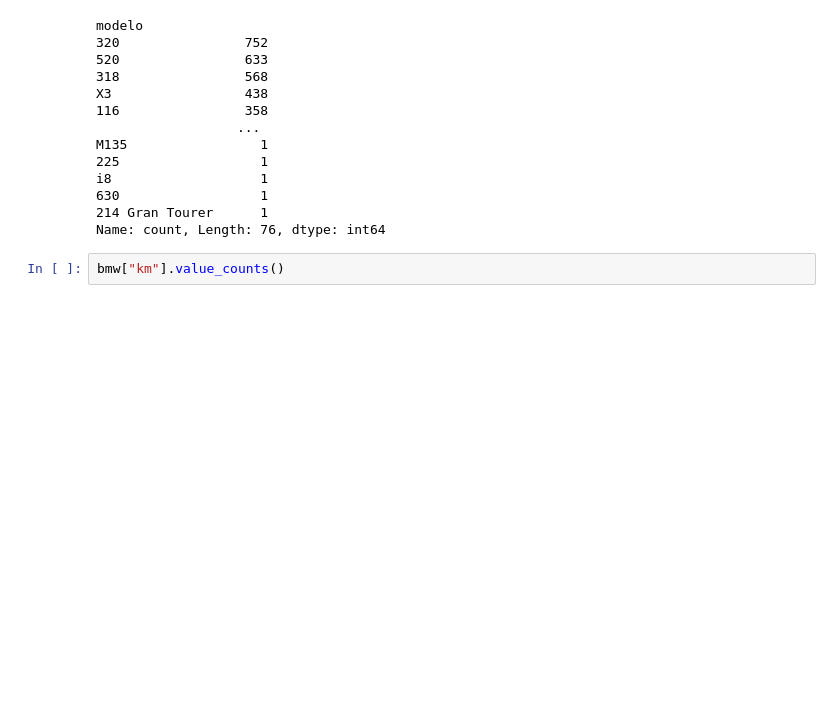
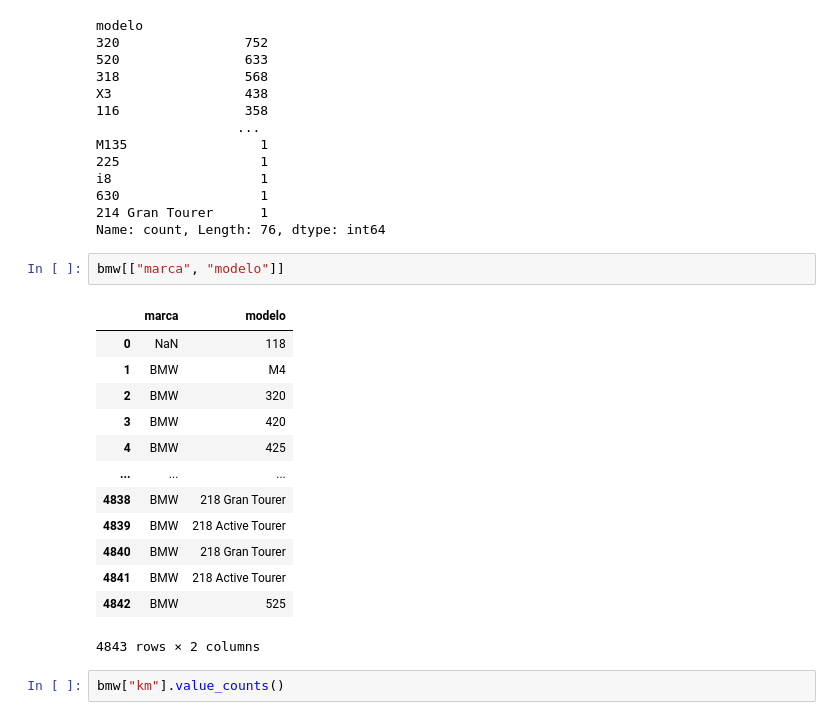
Before and after one commit to OrtsBenja/BMW_Pricing, a Jupyter notebook: BMW.ipynb, the cells around one changed output. Drawn from its saved outputs; the diff is of its cells as text; blank space fills up the shorter version.

```diff
--- a/BMW.ipynb
+++ b/BMW.ipynb
@@ -146,6 +162,22 @@ i8                   1
 630                  1
 214 Gran Tourer      1
 Name: count, Length: 76, dtype: int64
+# %%
+bmw[["marca", "modelo"]]
+# %% [output]
+|  | marca | modelo |
+| 0 | NaN | 118 |
+| 1 | BMW | M4 |
+| 2 | BMW | 320 |
+| 3 | BMW | 420 |
+| 4 | BMW | 425 |
+| ... | ... | ... |
+| 4838 | BMW | 218 Gran Tourer |
+| 4839 | BMW | 218 Active Tourer |
+| 4840 | BMW | 218 Gran Tourer |
+| 4841 | BMW | 218 Active Tourer |
+| 4842 | BMW | 525 |
+4843 rows × 2 columns
 # %%
 bmw["km"].value_counts()
 # %% [output]
```
Also changed, not shown: parts of 19 cells of this notebook, 1 other file.
